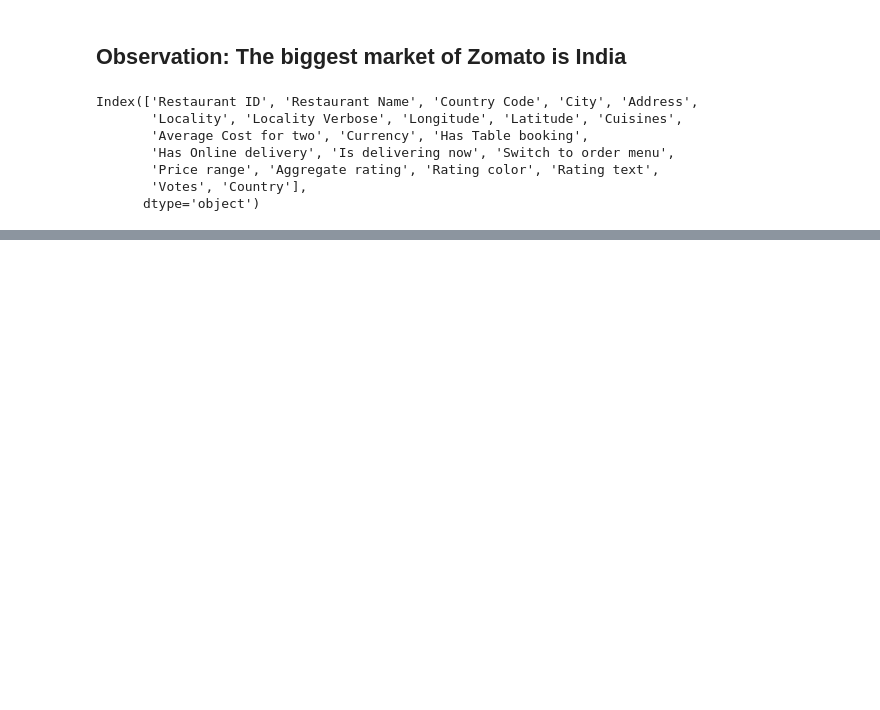
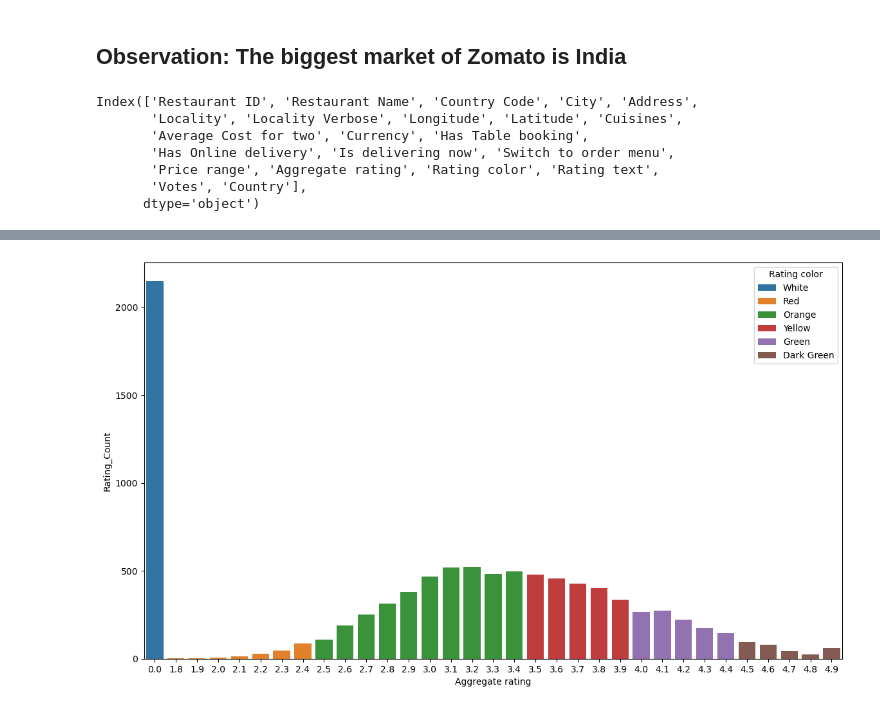
Before and after one commit to singha96panda/Zomato-EDA, a Jupyter notebook: Zomato Data Analysis.ipynb, the cells around one changed output, grey strips where cells are left out. Drawn from its saved outputs; the diff is of its cells as text; code cells hidden in the pictures; blank space fills up the shorter version.

```diff
--- a/Zomato Data Analysis.ipynb
+++ b/Zomato Data Analysis.ipynb
@@ -137,2 +139,2 @@ Index(['Restaurant ID', 'Restaurant Name', 'Country Code', 'City', 'Address',
 # %%
-df_com.groupby(['Aggregate rating','Rating text','Rating color']).size().reset_index().rename(columns={0:'Rating_Count'})
+Ratings = df_com.groupby(['Aggregate rating','Rating text','Rating color']).size().reset_index().rename(columns={0:'Rating_Count'})
@@ -156,0 +152,6 @@ df_com.groupby(['Aggregate rating','Rating text','Rating color']).size().reset_i
+# %%
+plt.figure(figsize=(14, 8))
+sns.barplot(x='Aggregate rating',y='Rating_Count',hue='Rating color',data=Ratings)
+plt.show()
+# %% [output]
+[figure, added]
```
Also changed, not shown: parts of 35 cells of this notebook.
